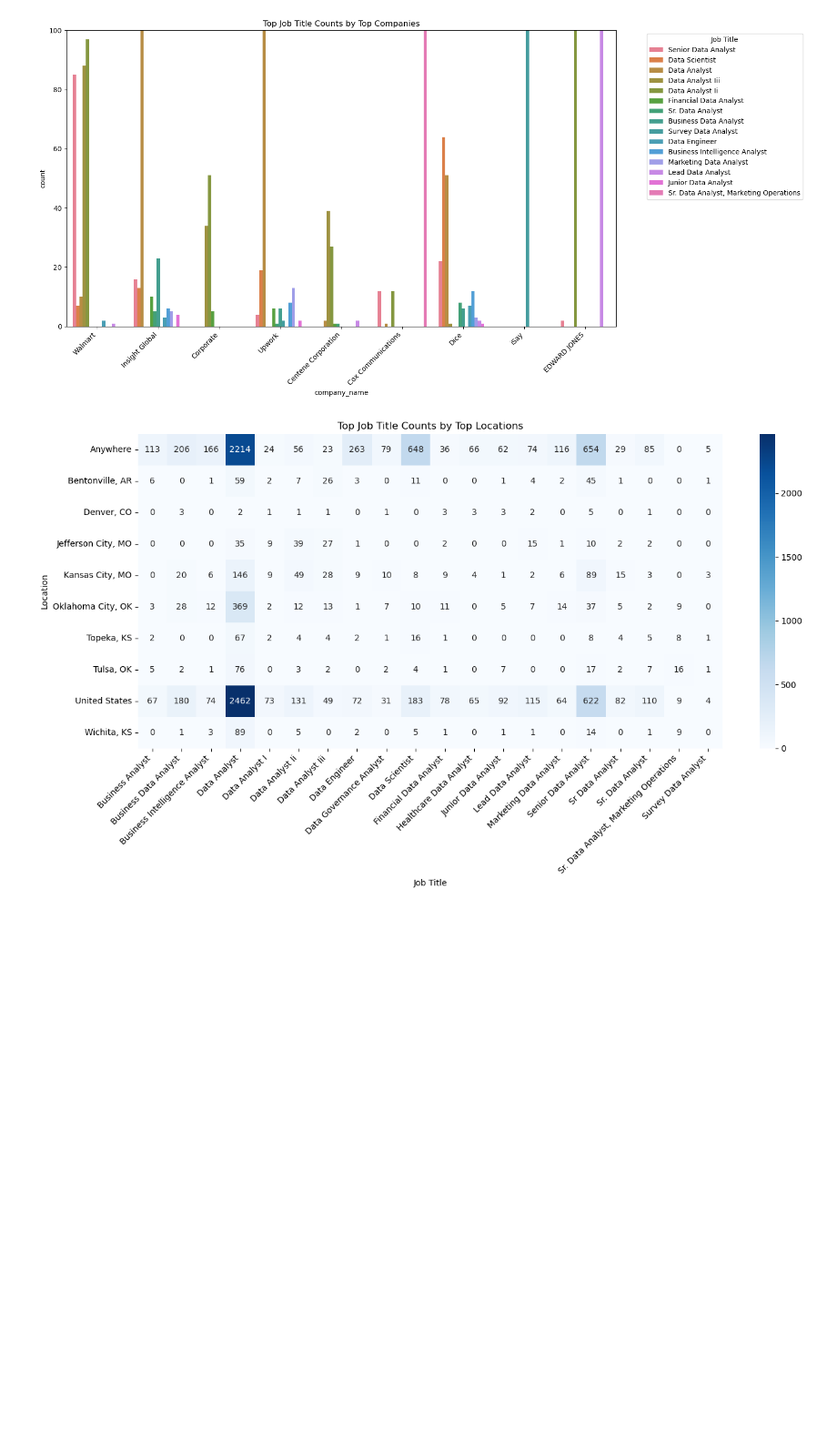
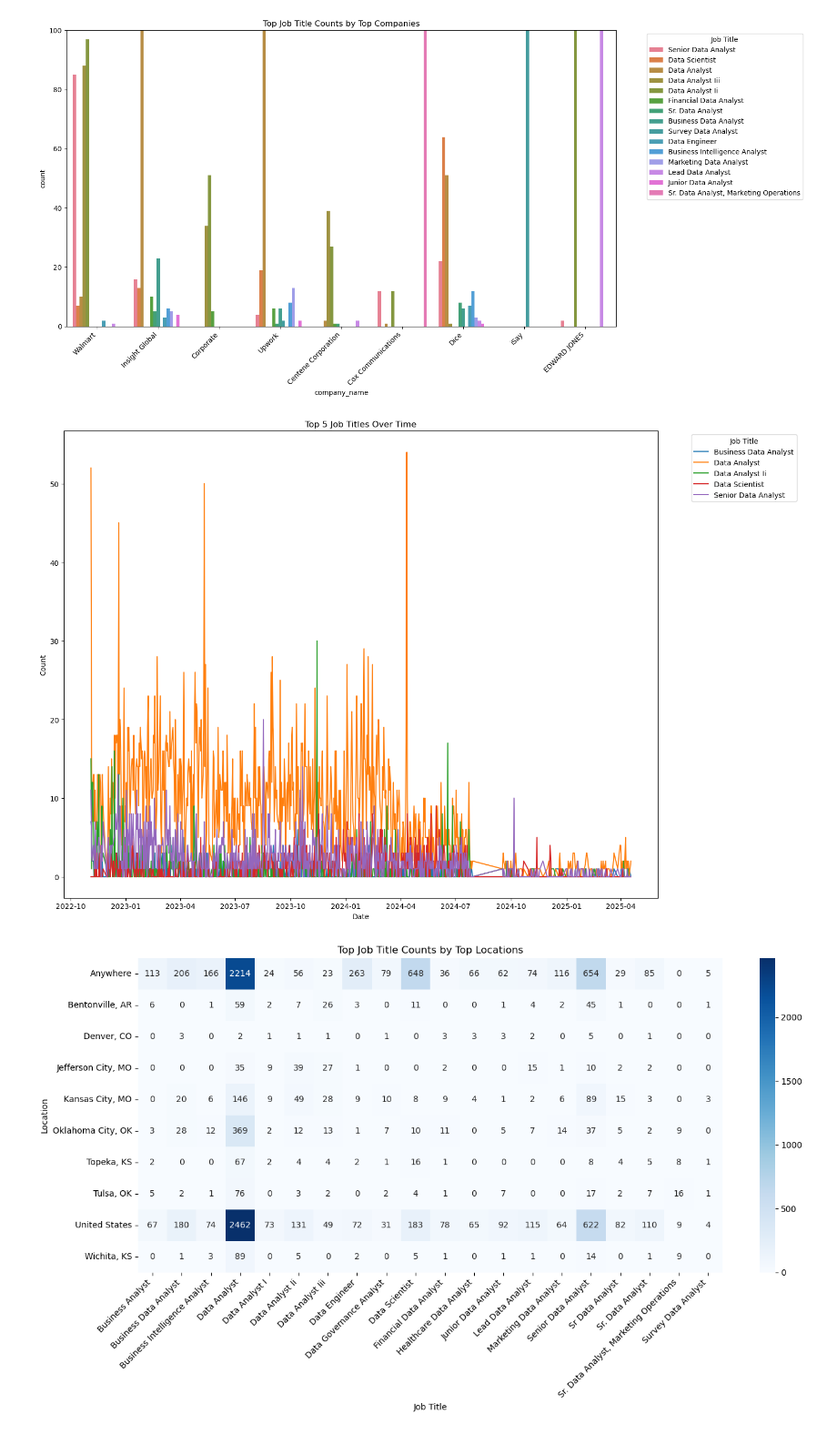
Before and after one commit to dq93/Data_Analyst_Job_Trends, a Jupyter notebook: code/EDA.ipynb, the cells around one changed output. Shown at 91% size. Saved outputs shown, nothing was run; the diff lists cells and outputs as text; code cells hidden in the pictures; blank space fills up the shorter version.

```diff
--- a/code/EDA.ipynb
+++ b/code/EDA.ipynb
@@ -104,6 +104,6 @@ df["date_time"]
 Name: date_time, Length: 61953, dtype: object
 # %%
 #Transform datetime to just date
-df["date_time"] = pd.to_datetime(df["date_time"]).dt.date
-df["date_time"]
+df["date"] = pd.to_datetime(df["date_time"]).dt.date
+df
 # %% [output]
@@ -454,6 +455,21 @@ plt.tight_layout()
 plt.show()
 # %% [output]
 [figure]
+# %%
+top_titles = df["title"].value_counts().nlargest(5).index
+filtered_df = df[df["title"].isin(top_titles)]
+
+schedule_trend = filtered_df.groupby(["date", "title"]).size().unstack(fill_value=0)
+schedule_trend.plot(kind='line', figsize=(15,10))
+
+plt.title('Top 5 Job Titles Over Time')
+plt.xlabel('Date')
+plt.ylabel('Count')
+plt.legend(title='Job Title', bbox_to_anchor=(1.05, 1), loc='upper left')
+plt.tight_layout()
+plt.show()
+# %% [output]
+[figure, added]
 # %%
 # Get top 10 locations by number of job postings
 top_locations = df["location"].value_counts().nlargest(10).index
```
Also changed, not shown: parts of 4 cells of this notebook, 3 other files.
